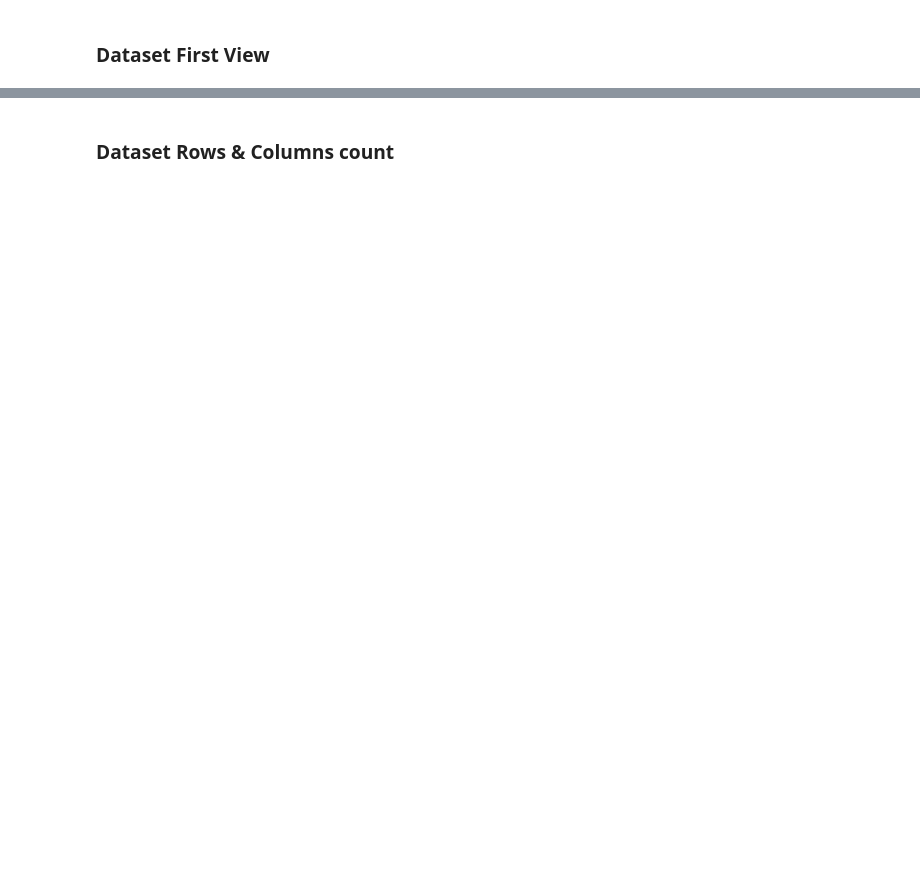
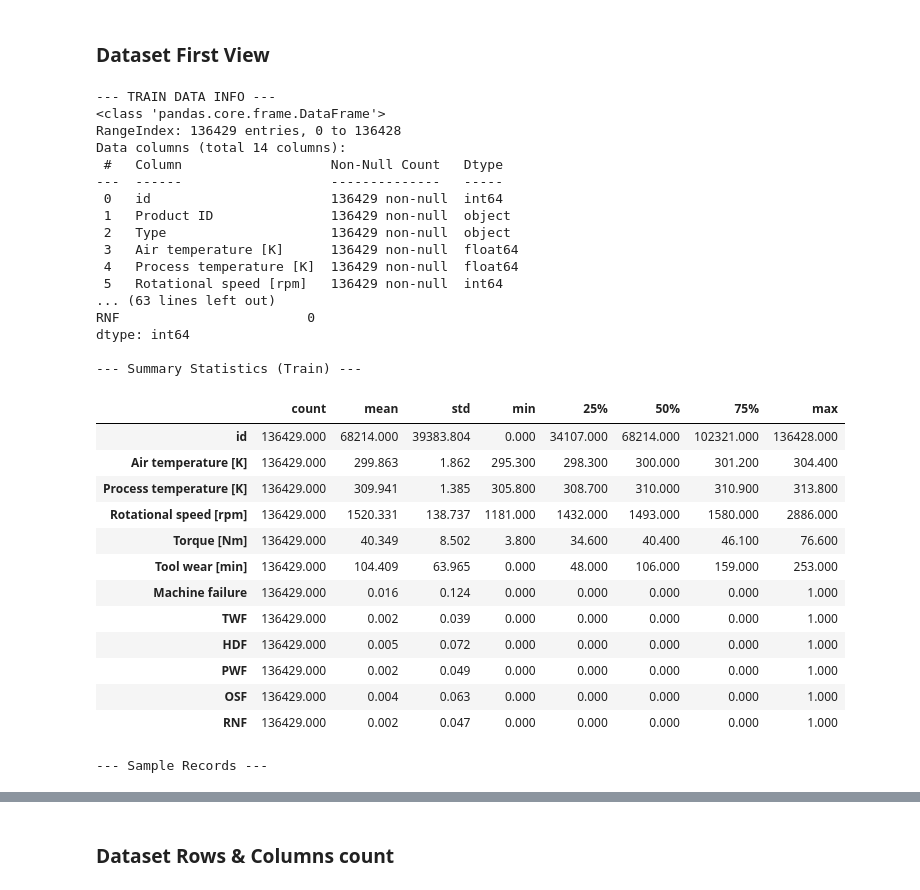
Before and after one commit to Nikkkhhill97/Tata_Steel_Machine_Failure_Prediction, a Jupyter notebook: Tata_Steel_Machine_Failure_Prediction.ipynb, the cells around one changed output, grey strips where cells are left out. Saved outputs shown, nothing was run; the diff lists cells and outputs as text; code cells hidden in the pictures; blank space fills up the shorter version.

```diff
--- a/Tata_Steel_Machine_Failure_Prediction.ipynb
+++ b/Tata_Steel_Machine_Failure_Prediction.ipynb
@@ -144,0 +143,21 @@ All libraries imported successfully!
+# %%
+# Load Dataset
+#DATASET LOADING
+
+
+# File IDs for Google Drive
+train_file_id = "1GO6z8wd3MV6LtIL2dp44phaP27oIYKMV"
+test_file_id = "1N2a_AgZ4hCil9-jJbXbgGZYwmM9Amc1V"
+
+# Constructing URLs
+train_url = f"https://drive.google.com/uc?id={train_file_id}"
+test_url = f"https://drive.google.com/uc?id={test_file_id}"
+
+# Loading datasets
+df_train = pd.read_csv(train_url)
+df_test = pd.read_csv(test_url)
+
+# Initial Validation
+print("Data loaded successfully!")
+print(f"Training Set Shape: {df_train.shape}")
+print(f"Testing Set Shape:  {df_test.shape}")
@@ -148,0 +176,56 @@ All libraries imported successfully!
+# %%
+# Dataset First Look
+
+# 3.1 Inspecting Dataset Structure & Data Types
+print("--- TRAIN DATA INFO ---")
+df_train.info()
+
+print("\n--- TEST DATA INFO ---")
+df_test.info()
+
+# 3.2 Checking for Missing Values
+print("\n--- Missing Values in Train ---")
+print(df_train.isnull().sum())
+
+print("\n--- Missing Values in Test ---")
+print(df_test.isnull().sum())
+
+# 3.3 Summary Statistics
+print("\n--- Summary Statistics (Train) ---")
+display(df_train.describe().T)
+
+# 3.4 Random Sample Peeking
+print("\n--- Sample Records ---")
+display(df_train.sample(5))
+# %% [output]
+--- TRAIN DATA INFO ---
+<class 'pandas.core.frame.DataFrame'>
+RangeIndex: 136429 entries, 0 to 136428
+Data columns (total 14 columns):
+ #   Column                   Non-Null Count   Dtype
+---  ------                   --------------   -----
+ 0   id                       136429 non-null  int64
+ 1   Product ID               136429 non-null  object
+ 2   Type                     136429 non-null  object
+ 3   Air temperature [K]      136429 non-null  float64
+ 4   Process temperature [K]  136429 non-null  float64
+ 5   Rotational speed [rpm]   136429 non-null  int64
+... (63 lines left out)
+RNF                        0
+dtype: int64
+
+--- Summary Statistics (Train) ---
+|  | count | mean | std | min | 25% | 50% | 75% | max |
+| id | 136429.000 | 68214.000 | 39383.804 | 0.000 | 34107.000 | 68214.000 | 102321.000 | 136428.000 |
+| Air temperature [K] | 136429.000 | 299.863 | 1.862 | 295.300 | 298.300 | 300.000 | 301.200 | 304.400 |
+| Process temperature [K] | 136429.000 | 309.941 | 1.385 | 305.800 | 308.700 | 310.000 | 310.900 | 313.800 |
+| Rotational speed [rpm] | 136429.000 | 1520.331 | 138.737 | 1181.000 | 1432.000 | 1493.000 | 1580.000 | 2886.000 |
+| Torque [Nm] | 136429.000 | 40.349 | 8.502 | 3.800 | 34.600 | 40.400 | 46.100 | 76.600 |
+| Tool wear [min] | 136429.000 | 104.409 | 63.965 | 0.000 | 48.000 | 106.000 | 159.000 | 253.000 |
+| Machine failure | 136429.000 | 0.016 | 0.124 | 0.000 | 0.000 | 0.000 | 0.000 | 1.000 |
+| TWF | 136429.000 | 0.002 | 0.039 | 0.000 | 0.000 | 0.000 | 0.000 | 1.000 |
+| HDF | 136429.000 | 0.005 | 0.072 | 0.000 | 0.000 | 0.000 | 0.000 | 1.000 |
+| PWF | 136429.000 | 0.002 | 0.049 | 0.000 | 0.000 | 0.000 | 0.000 | 1.000 |
+| OSF | 136429.000 | 0.004 | 0.063 | 0.000 | 0.000 | 0.000 | 0.000 | 1.000 |
+| RNF | 136429.000 | 0.002 | 0.047 | 0.000 | 0.000 | 0.000 | 0.000 | 1.000 |
+--- Sample Records ---
```
Also changed, not shown: parts of 10 cells of this notebook.
